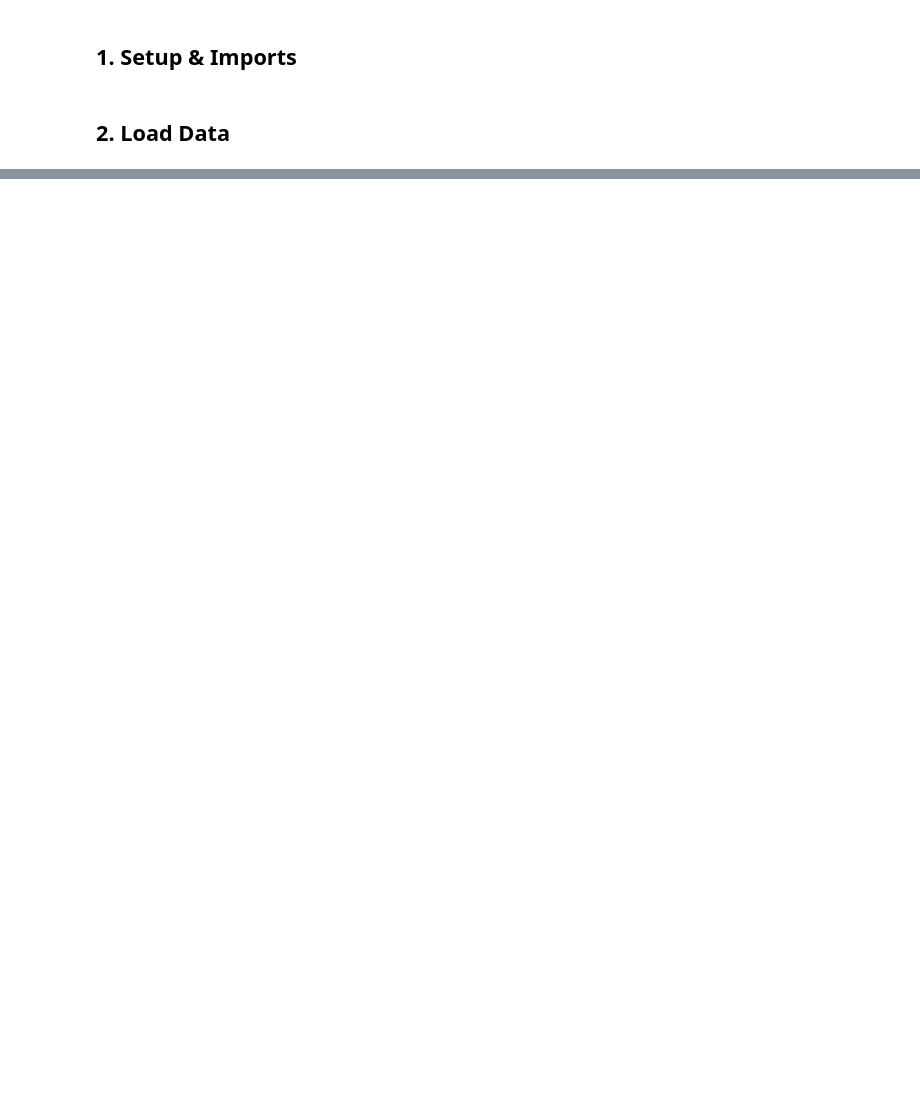
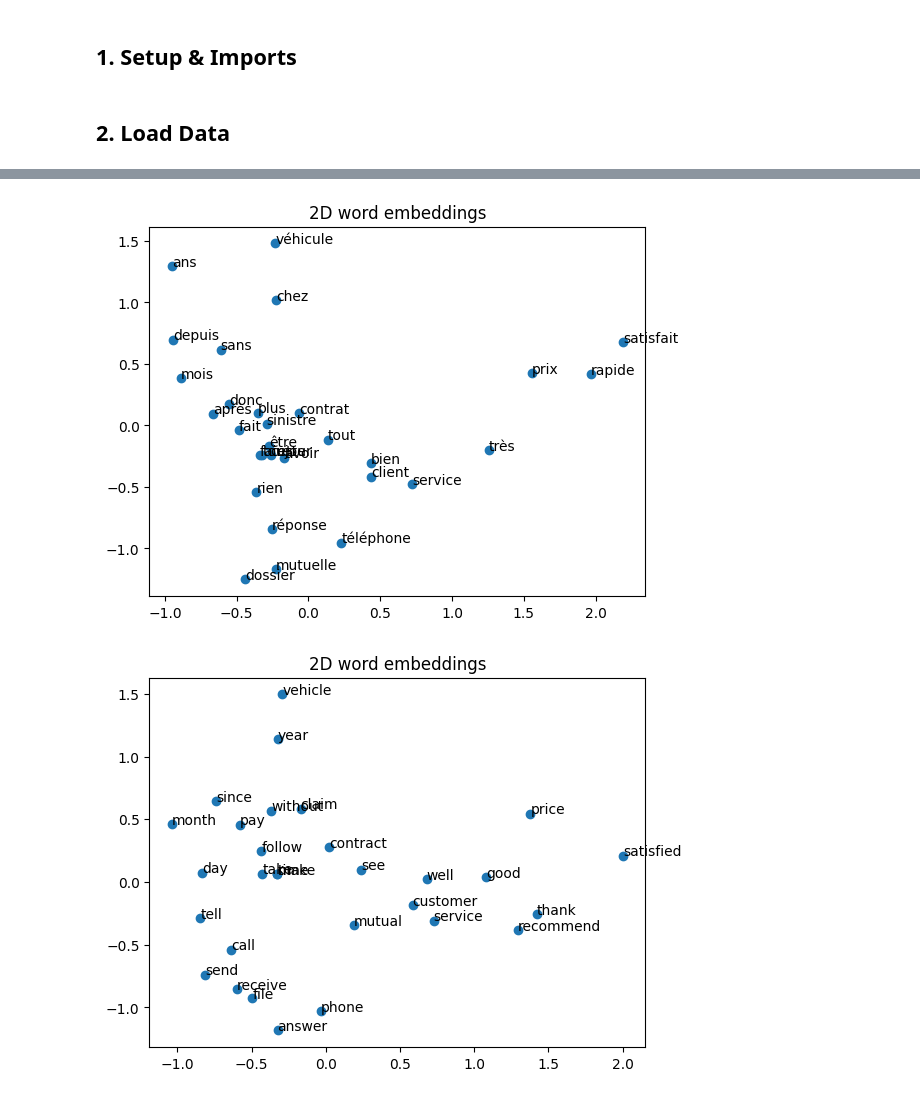
Before and after one commit to Loro67/NLP_2, a Jupyter notebook: notebooks/notebook_step2.ipynb, the cells around one changed output, grey strips where cells are left out. Drawn from its saved outputs; the diff is of its cells as text; code cells hidden in the pictures; blank space fills up the shorter version.

```diff
--- a/notebooks/notebook_step2.ipynb
+++ b/notebooks/notebook_step2.ipynb
@@ -63,0 +249,8 @@ else:
+# %%
+model_w2v_fr.plot_2d_embeddings(model_w2v_fr.model.wv.index_to_key[:30]
+                                ,"Top_word_2D_embeddings_w2v_fr")
+model_w2v_en.plot_2d_embeddings(model_w2v_en.model.wv.index_to_key[:30]
+                                ,"Top_word_2D_embeddings_w2v_en")
+# %% [output]
+[figure, added]
+[figure, added]
```
Also changed, not shown: parts of 15 cells of this notebook, 37 other files.
